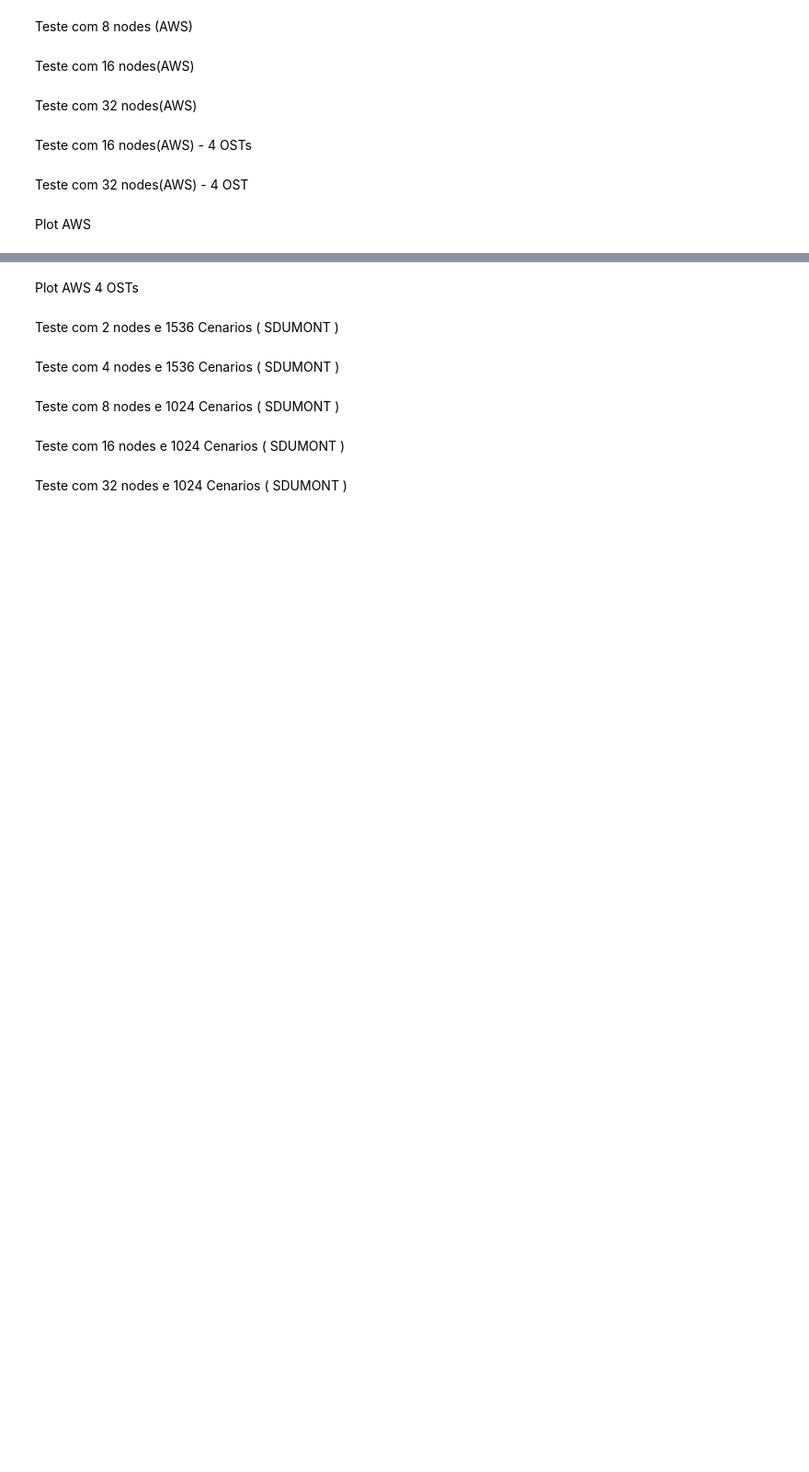
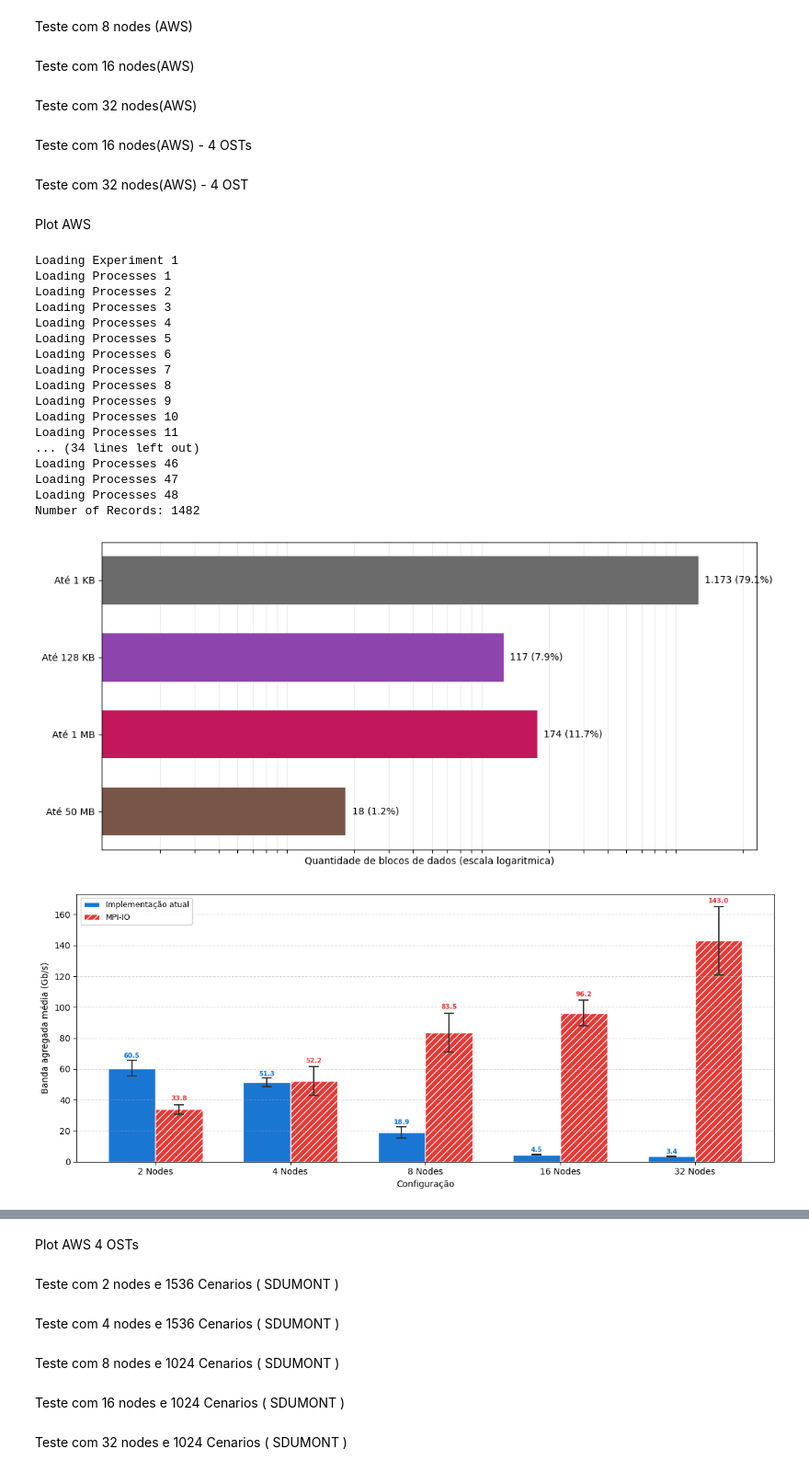
Before and after one commit to mbrcruz/PlotMPI, a Jupyter notebook: PlotResults/PlotResults.ipynb, the cells around one changed output, grey strips where cells are left out. Shown at 92% size. Saved outputs shown, nothing was run; the diff lists cells and outputs as text; code cells hidden in the pictures; blank space fills up the shorter version.

```diff
--- a/PlotResults/PlotResults.ipynb
+++ b/PlotResults/PlotResults.ipynb
@@ -118,26 +118,46 @@ Plot AWS
 # %%
 from MyPlot import *
 import os
 import numpy as np
 import matplotlib.pyplot as plt
 
 
 p1 =  MyPlot(os.path.join(path_dados_aws, "2-Nodes"),
             2 , 24, numberScenario ,TypeEvaluation.JUST_SEND)
 
-# p1.load_data(number_experiments=1,filter_scenario=1)
-# p1.PlotHistogram()
+p1.load_data(number_experiments=1)
+p1.PlotHistogram()
 
 exps = [
     (os.path.join(path_dados_aws, "plot.csv"),        "Implementação atual"),
     (os.path.join(path_dados_aws_mpio, "plot.csv"), "MPI-IO"),
 ]
 
 p1.plotBandwidth(exps,"AWS")
 
 
 p1.plotBlocks(exps,"AWS")
 
 
 p1.plotExecutionTime(exps, "AWS")
 #p1.plotScenarios(os.path.join(path_dados, "2-Nodes"),"AWS")
+# %% [output]
+Loading Experiment 1
+Loading Processes 1
+Loading Processes 2
+Loading Processes 3
+Loading Processes 4
+Loading Processes 5
+Loading Processes 6
+Loading Processes 7
+Loading Processes 8
+Loading Processes 9
+Loading Processes 10
+Loading Processes 11
+... (34 lines left out)
+Loading Processes 46
+Loading Processes 47
+Loading Processes 48
+Number of Records: 1482
+[figure, added]
+[figure, added]
```
Also changed, not shown: parts of 2 cells of this notebook, 2 other files.
